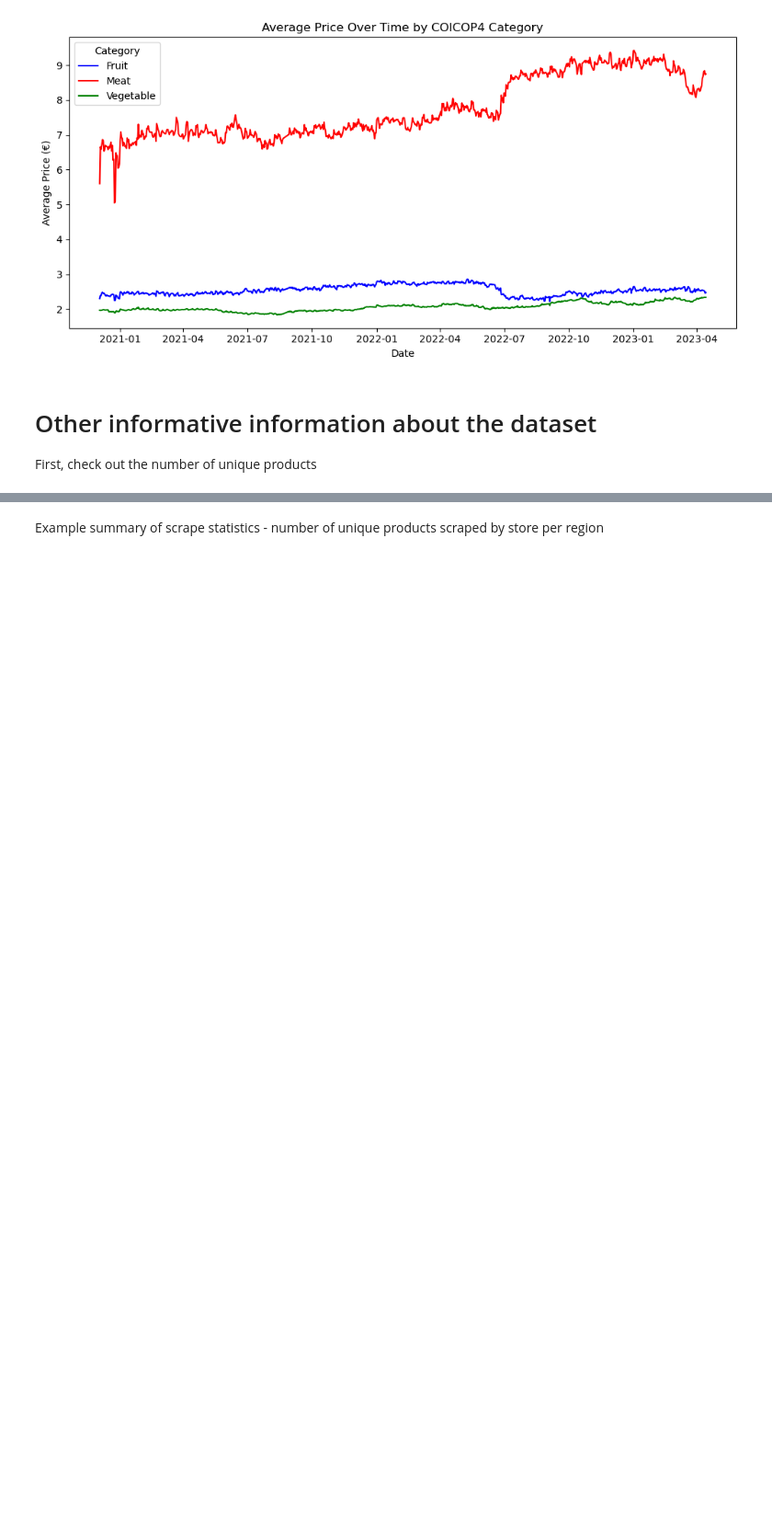
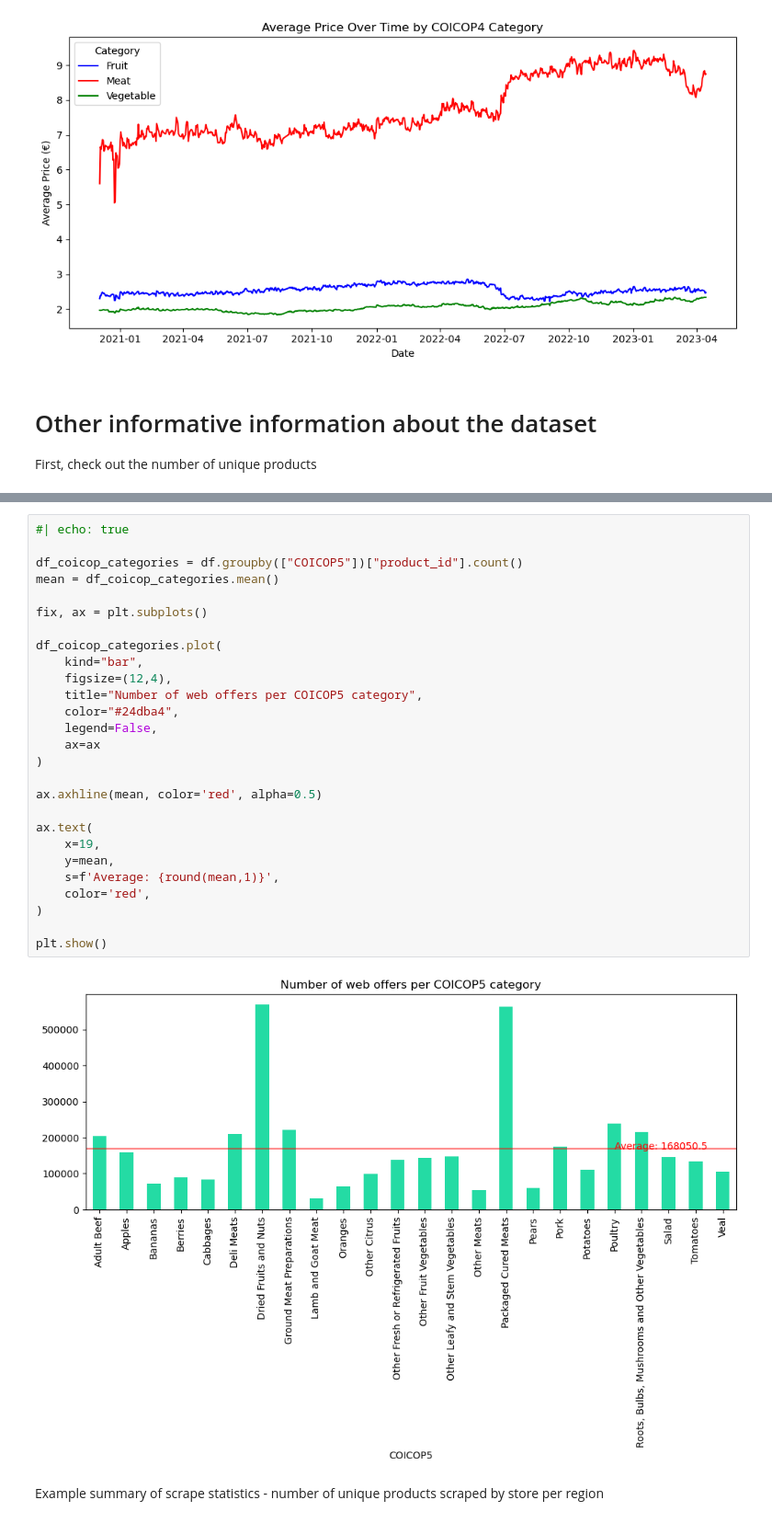
Before and after one commit to sergegoussev/price_stats_experiments, a Jupyter notebook: notebooks/Sasso_et_al_italian_dataset.ipynb, the cells around one changed output, grey strips where cells are left out. Shown at 92% size. Cells and saved outputs as stored; diff of their text form; blank space fills up the shorter version.

```diff
--- a/notebooks/Sasso_et_al_italian_dataset.ipynb
+++ b/notebooks/Sasso_et_al_italian_dataset.ipynb
@@ -111,3 +161,32 @@ stats
+# %%
+#| echo: true
+
+df_coicop_categories = df.groupby(["COICOP5"])["product_id"].count()
+mean = df_coicop_categories.mean()
+
+fix, ax = plt.subplots()
+
+df_coicop_categories.plot(
+    kind="bar",
+    figsize=(12,4),
+    title="Number of web offers per COICOP5 category",
+    color="#24dba4",
+    legend=False,
+    ax=ax
+)
+
+ax.axhline(mean, color='red', alpha=0.5)
+
+ax.text(
+    x=19,
+    y=mean,
+    s=f'Average: {round(mean,1)}',
+    color='red',
+)
+
+plt.show()
+# %% [output]
+[figure, added]
 # %% [markdown]
 Example summary of scrape statistics - number of unique products scraped by store per region
 # %%
```
Also changed, not shown: parts of 11 cells of this notebook.
